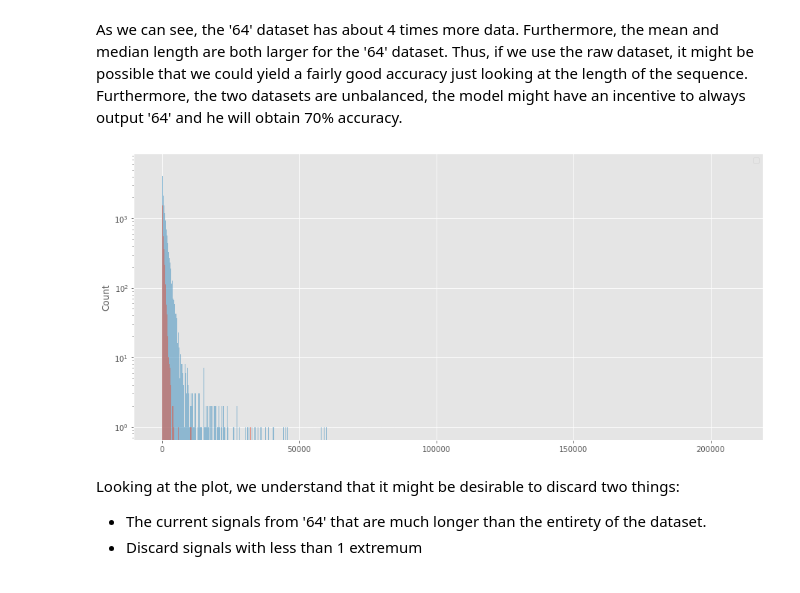
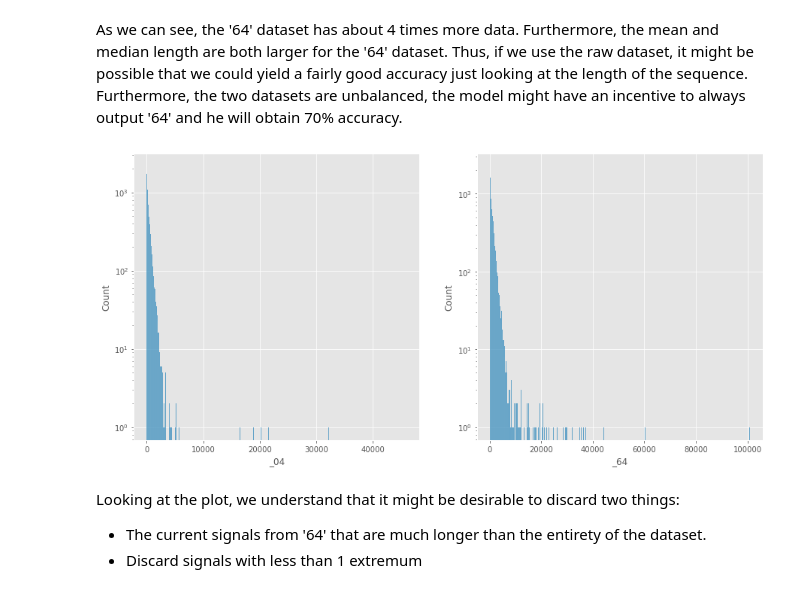
Before and after one commit to HaroldBenoit/ml4science-polymers, a Jupyter notebook: harold/harold_exploration.ipynb, the cells around one changed output. Drawn from its saved outputs; the diff is of its cells as text; code cells hidden in the pictures.

```diff
--- a/harold/harold_exploration.ipynb
+++ b/harold/harold_exploration.ipynb
@@ -147,12 +158,17 @@ len_df.describe()
 # %% [markdown]
 As we can see, the '64' dataset has about 4 times more data. Furthermore, the mean and median length are both larger for the '64' dataset.
 Thus, if we use the raw dataset, it might be possible that we could yield a fairly good accuracy just looking at the length of the sequence. Furthermore, the two datasets are unbalanced, the model might have an incentive to always output '64' and he will obtain 70% accuracy.
-# %%
-g = sns.histplot(data=len_df)
-
-g.set_yscale('log')
-# %% [output]
-[figure, removed]
+# %%
+f,a = plt.subplots(1,2, figsize=(15,7),sharex=False)
+
+g=sns.histplot(x='_04',data=len_df, ax=a[0])
+
+g.set_yscale('log')
+
+g=sns.histplot(x='_64',data=len_df.iloc[:len(arr04)], ax=a[1])
+g.set_yscale('log')
+# %% [output]
+[figure, added]
 # %% [markdown]
 Looking at the plot, we understand that it might be desirable to discard two things:
 
```
Also changed, not shown: parts of 1 cell of this notebook, 7 other files.
